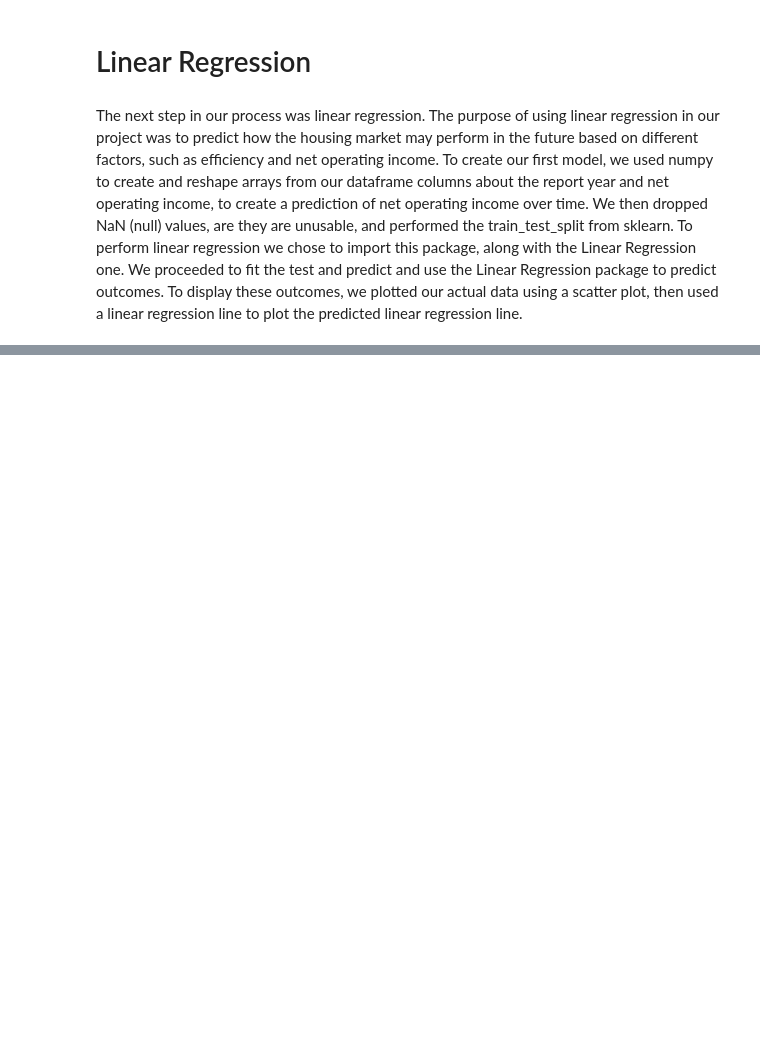
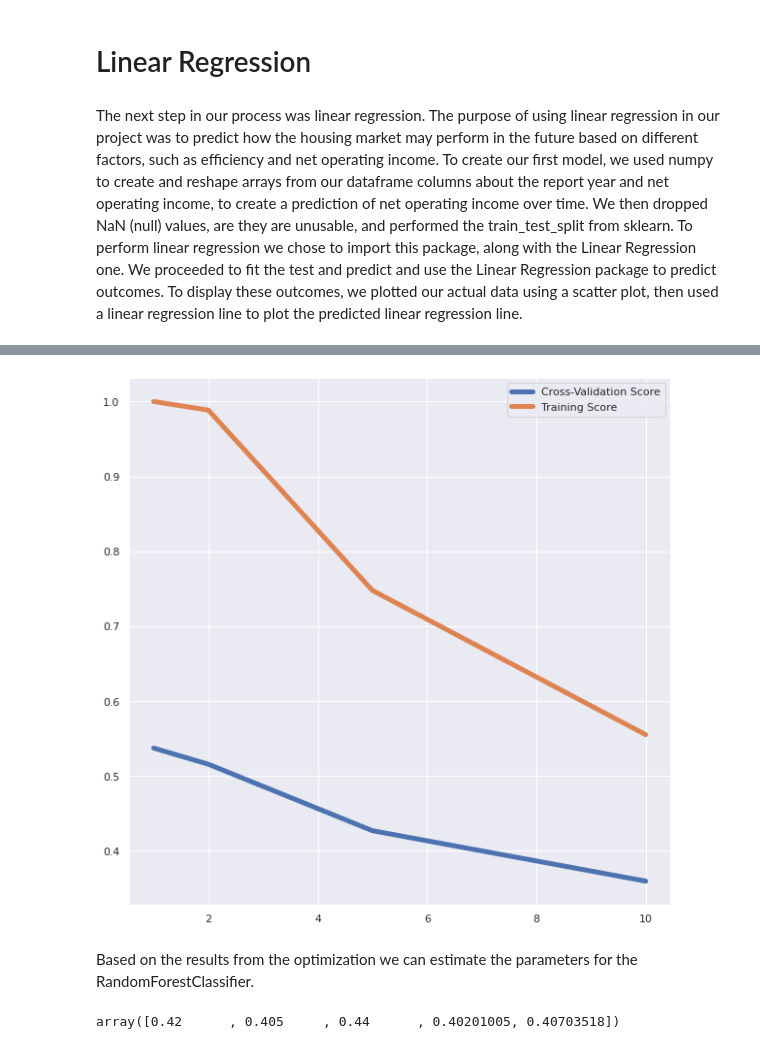
Before and after one commit to ethanewing1/nyc_condos, a Jupyter notebook: finalproject.ipynb, the cells around one changed output, grey strips where cells are left out. Saved outputs shown, nothing was run; the diff lists cells and outputs as text; code cells hidden in the pictures; blank space fills up the shorter version.

```diff
--- a/finalproject.ipynb
+++ b/finalproject.ipynb
@@ -397,0 +405,25 @@ reject null hypothesis
+# %%
+min_samples_leaf = [1, 2, 5, 10]
+train_scoreNum, test_scoreNum = validation_curve(
+                                RandomForestClassifier(n_estimators=100),
+                                X = X_train, y = y_train,
+                                param_name = 'min_samples_leaf',
+                                param_range = min_samples_leaf, cv = 3)
+
+plt.figure(figsize=(10,10))
+plt.plot(min_samples_leaf, np.mean(test_scoreNum, axis=1), label='Cross-Validation Score', linewidth=5)
+plt.plot(min_samples_leaf, np.mean(train_scoreNum, axis=1), label='Training Score', linewidth=5)
+plt.legend()
+plt.show()
+# %% [output]
+[figure, added]
+# %% [markdown]
+
+
+Based on the results from the optimization we can estimate the parameters for the RandomForestClassifier.
+# %%
+rfclassifier = RandomForestClassifier(n_estimators=700, max_depth=10, min_samples_split=30, min_samples_leaf=10)
+rfscores = cross_val_score(rfclassifier, rfinput, df['Neighborhood'], cv=5)
+rfscores
+# %% [output]
+array([0.42      , 0.405     , 0.44      , 0.40201005, 0.40703518])
```
Also changed, not shown: parts of 30 cells of this notebook.
